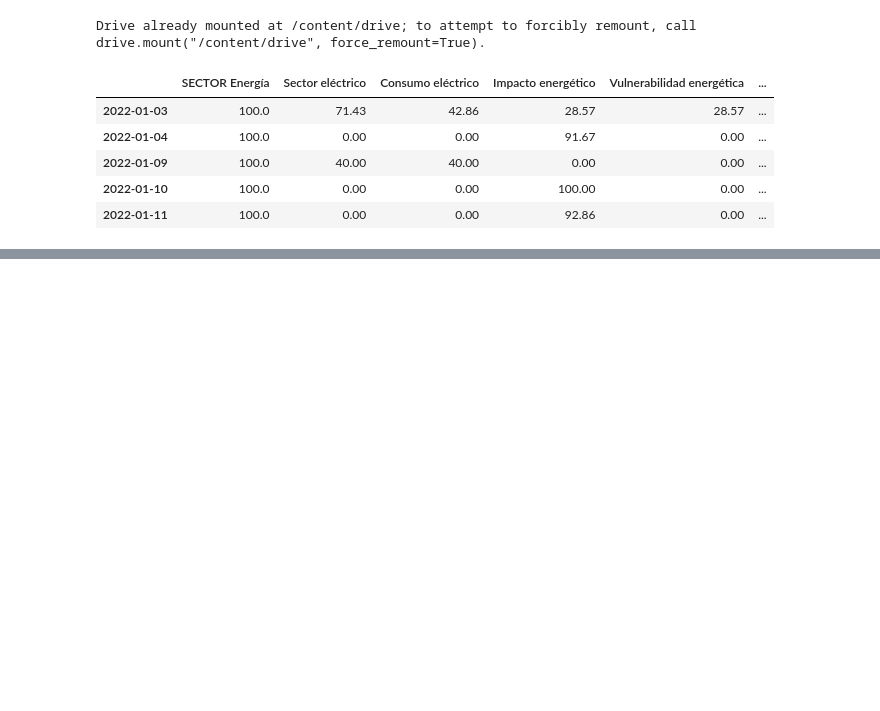
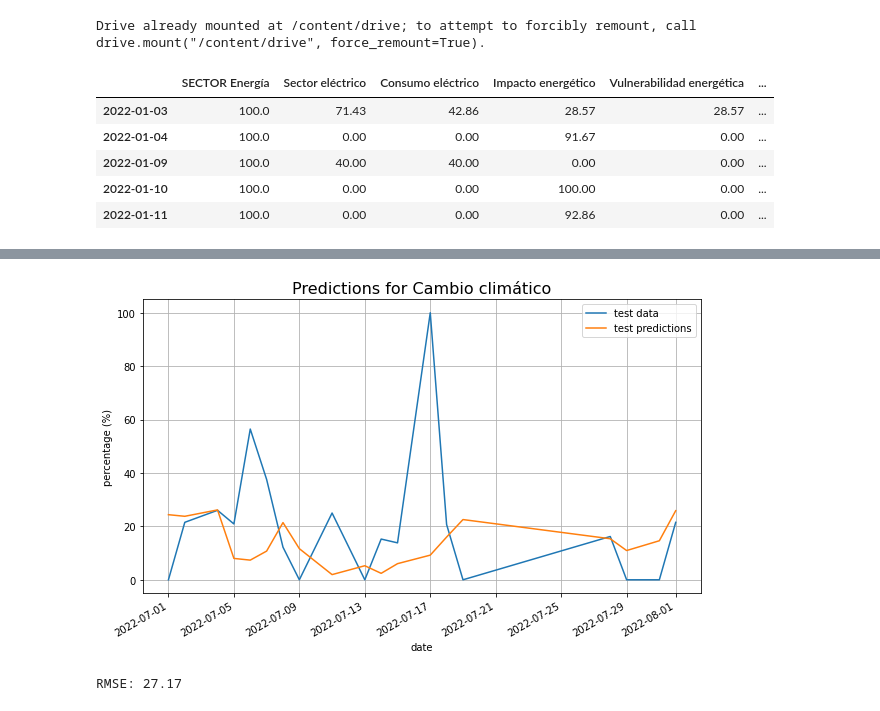
Before and after one commit to sergiolives19/Naveler, a Jupyter notebook: Categories tendency/LSTM_categories.ipynb, the cells around one changed output, grey strips where cells are left out. Saved outputs shown, nothing was run; the diff lists cells and outputs as text; code cells hidden in the pictures; blank space fills up the shorter version.

```diff
--- a/Categories tendency/LSTM_categories.ipynb
+++ b/Categories tendency/LSTM_categories.ipynb
@@ -187,0 +180,5 @@ RMSE: 23.64
+# %%
+plot_category('Cambio climático')
+# %% [output]
+[figure, added]
+RMSE: 27.17
```
Also changed, not shown: parts of 17 cells of this notebook.
